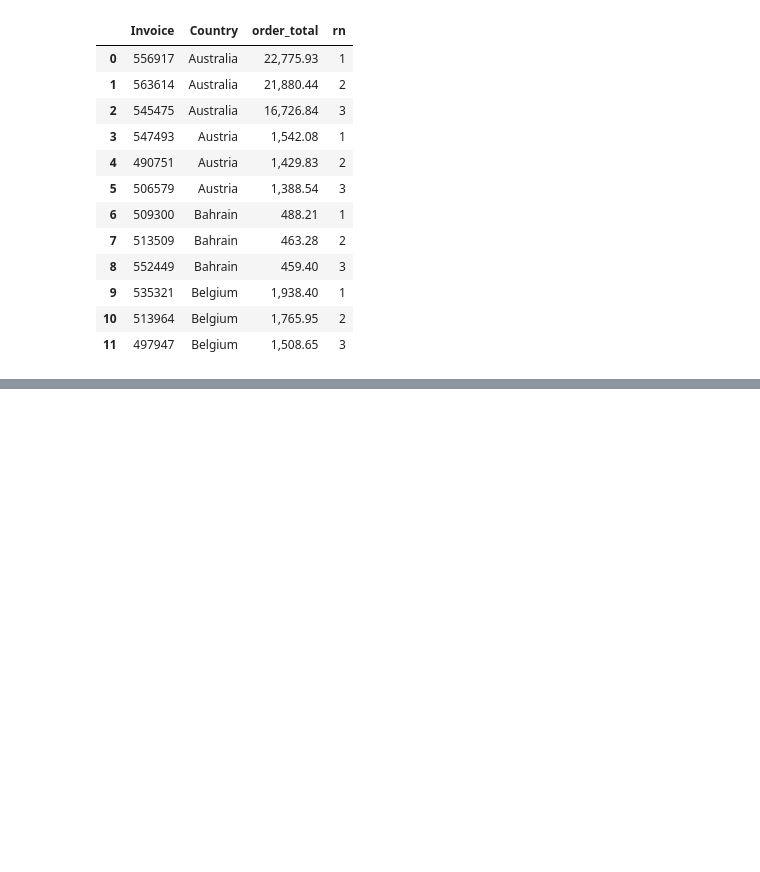
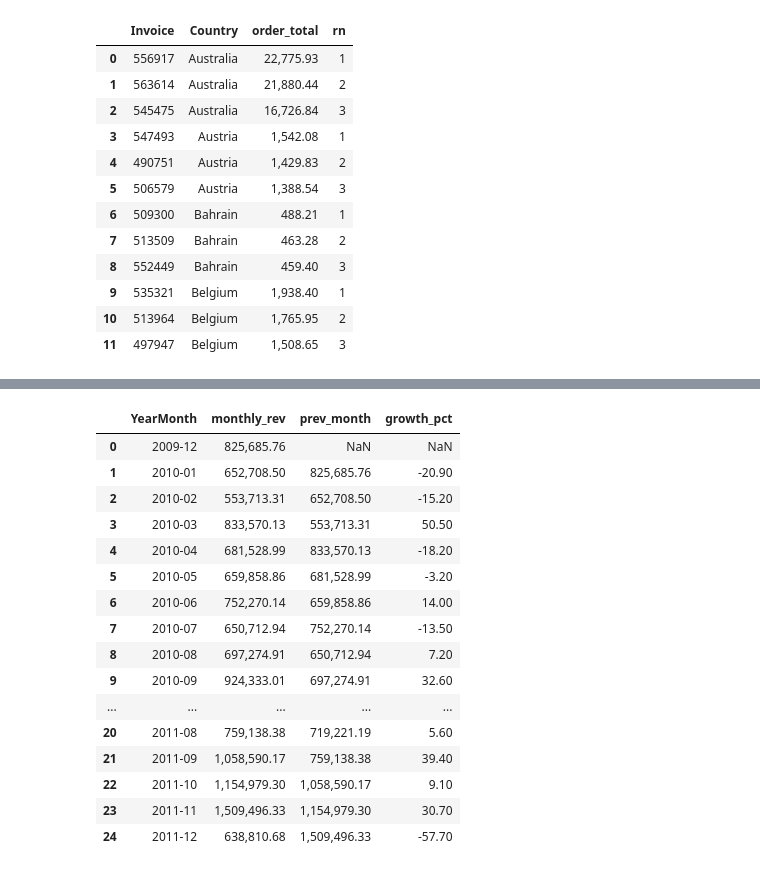
Before and after one commit to z0etar0twh/online-retail-analysis, a Jupyter notebook: online-retail-analysis.ipynb, the cells around one changed output, grey strips where cells are left out. Saved outputs shown, nothing was run; the diff lists cells and outputs as text; code cells hidden in the pictures; blank space fills up the shorter version.

Commit message:
EDA: выручка по странам, товарам и месяцам + выводы

```diff
--- a/online-retail-analysis.ipynb
+++ b/online-retail-analysis.ipynb
@@ -933,0 +954,31 @@ LIMIT 12
+# %%
+# month-over-month: выручка месяца, выручка прошлого месяца рядом, и процент роста
+
+q("""
+SELECT YearMonth, monthly_rev,
+    LAG(monthly_rev) OVER (ORDER BY YearMonth) AS prev_month,
+    ROUND( (monthly_rev - LAG(monthly_rev) OVER (ORDER BY YearMonth)) * 100.0 / LAG(monthly_rev) OVER (ORDER BY YearMonth), 1) AS growth_pct
+FROM (SELECT YearMonth, SUM(Revenue) AS monthly_rev
+    FROM retail
+    GROUP BY YearMonth
+) AS monthly
+ORDER BY YearMonth
+""")
+# %% [output]
+|  | YearMonth | monthly_rev | prev_month | growth_pct |
+| 0 | 2009-12 | 825,685.76 | NaN | NaN |
+| 1 | 2010-01 | 652,708.50 | 825,685.76 | -20.90 |
+| 2 | 2010-02 | 553,713.31 | 652,708.50 | -15.20 |
+| 3 | 2010-03 | 833,570.13 | 553,713.31 | 50.50 |
+| 4 | 2010-04 | 681,528.99 | 833,570.13 | -18.20 |
+| 5 | 2010-05 | 659,858.86 | 681,528.99 | -3.20 |
+| 6 | 2010-06 | 752,270.14 | 659,858.86 | 14.00 |
+| 7 | 2010-07 | 650,712.94 | 752,270.14 | -13.50 |
+| 8 | 2010-08 | 697,274.91 | 650,712.94 | 7.20 |
+| 9 | 2010-09 | 924,333.01 | 697,274.91 | 32.60 |
+| ... | ... | ... | ... | ... |
+| 20 | 2011-08 | 759,138.38 | 719,221.19 | 5.60 |
+| 21 | 2011-09 | 1,058,590.17 | 759,138.38 | 39.40 |
+| 22 | 2011-10 | 1,154,979.30 | 1,058,590.17 | 9.10 |
+| 23 | 2011-11 | 1,509,496.33 | 1,154,979.30 | 30.70 |
+| 24 | 2011-12 | 638,810.68 | 1,509,496.33 | -57.70 |
```
Also changed, not shown: parts of 2 cells of this notebook.
